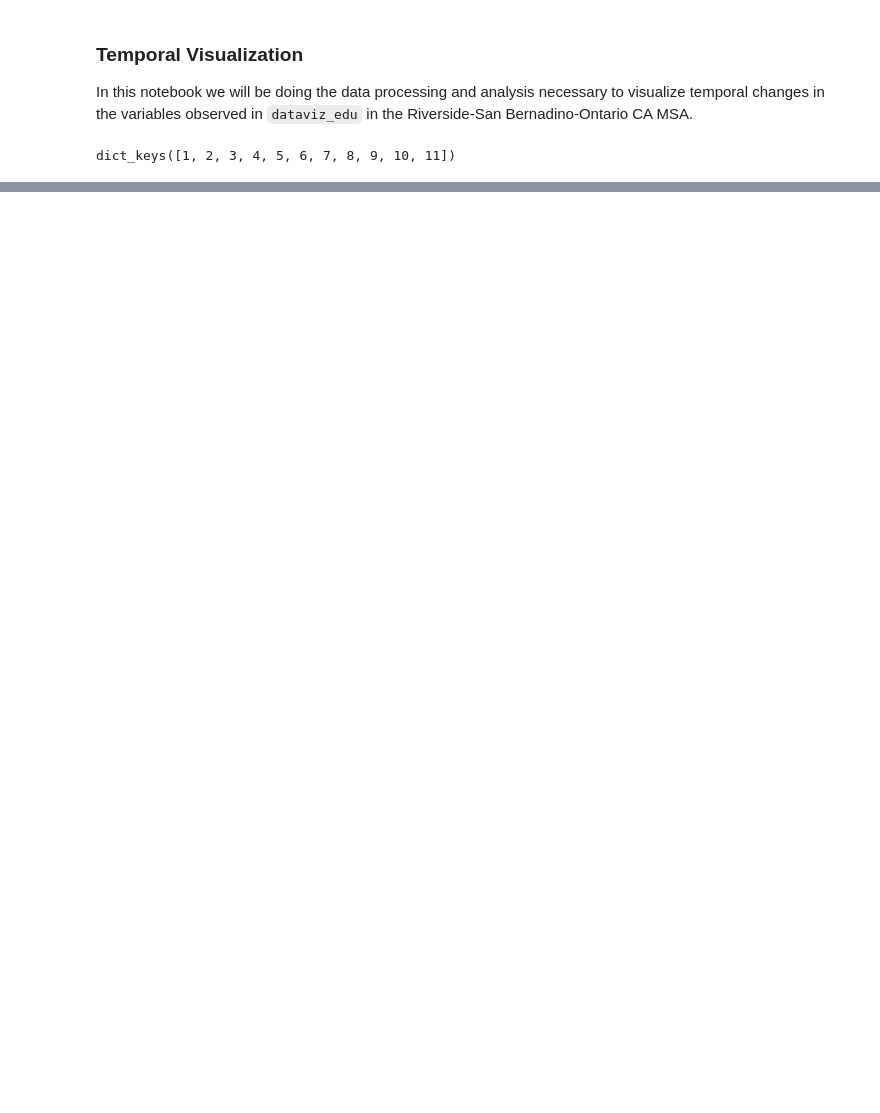
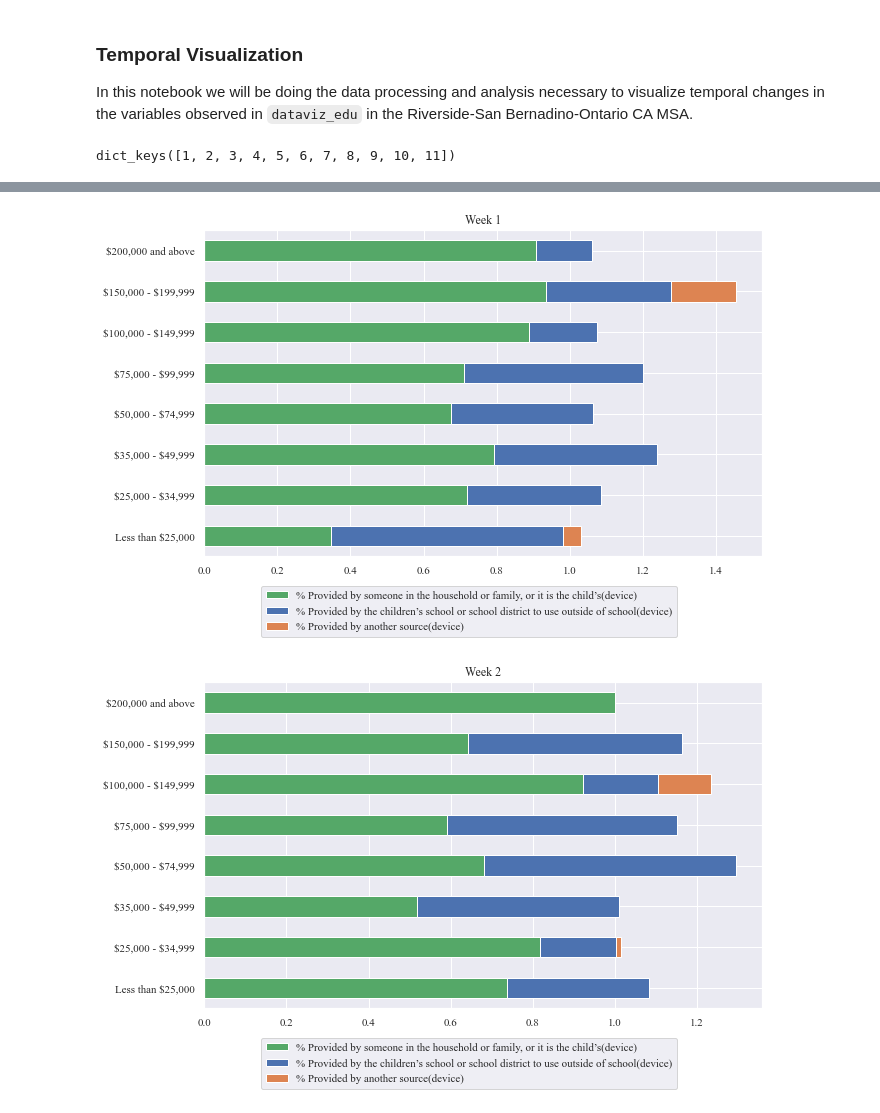
Before and after one commit to AnGWar26/icsd-pulse, a Jupyter notebook: notebooks/temporal_dataviz_edu.ipynb, the cells around one changed output, grey strips where cells are left out. Saved outputs shown, nothing was run; the diff lists cells and outputs as text; code cells hidden in the pictures; blank space fills up the shorter version.

```diff
--- a/notebooks/temporal_dataviz_edu.ipynb
+++ b/notebooks/temporal_dataviz_edu.ipynb
@@ -87,0 +153,10 @@ rvraceweek
+# %%
+for weeks in rvincome_dict.keys():
+    rvincome_dict[weeks][graph_list[:3]].plot.barh(
+        stacked=True, figsize=(10,6))
+    plot.legend(bbox_to_anchor=(.1, -0.25), loc='lower left',
+               ncol=1, borderaxespad=0.1)
+    plot.title(f'Week {weeks}')
+# %% [output]
+[figure, added]
+[figure, added]
```
Also changed, not shown: parts of 13 cells of this notebook.
